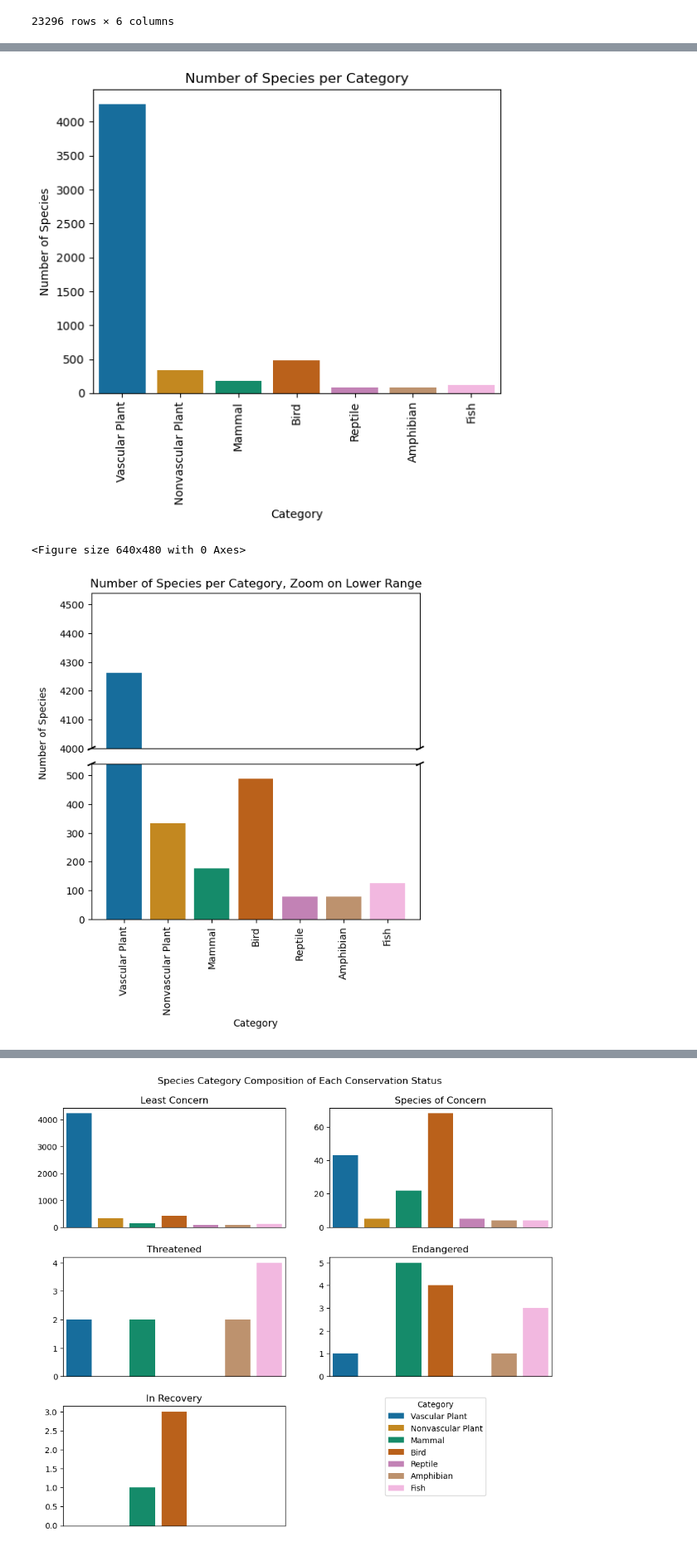
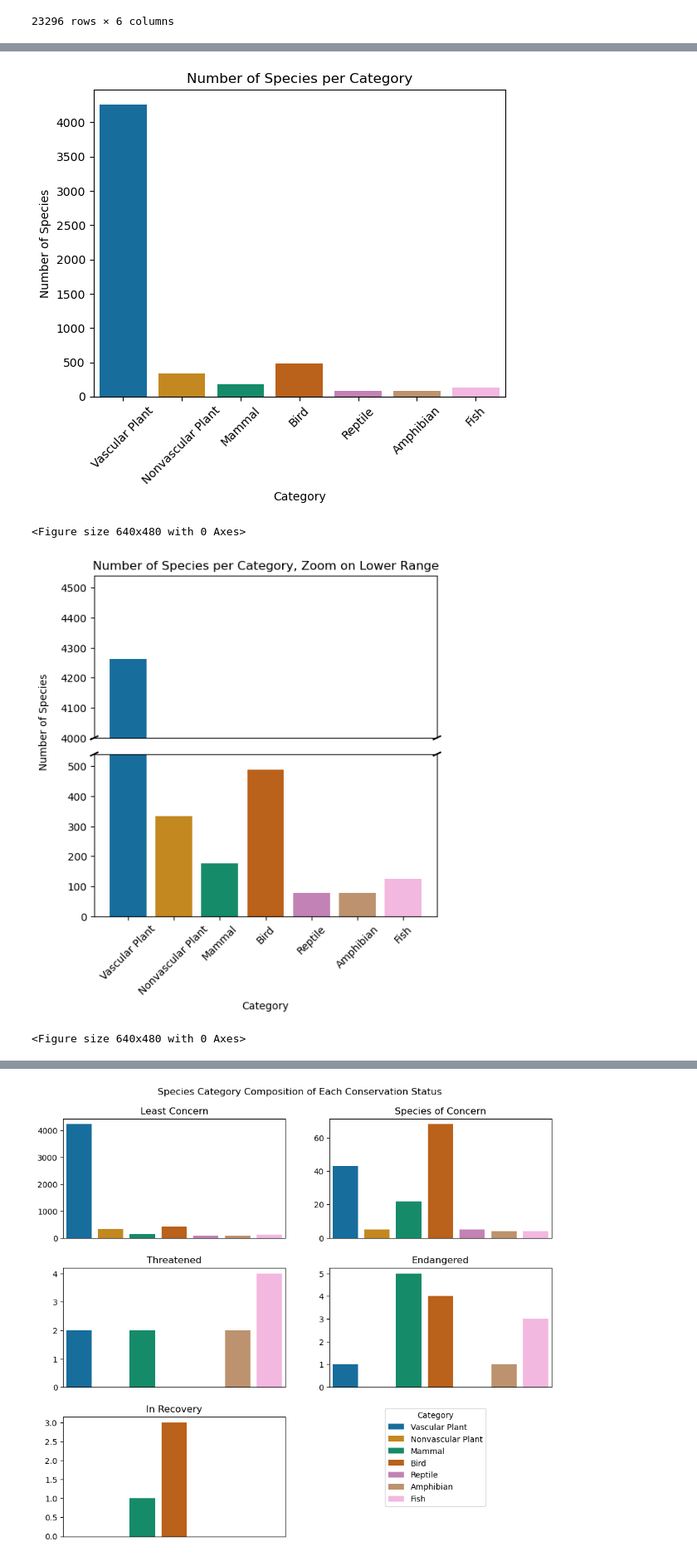
Before and after one commit to vcgregoric/Biodiversity_in_National_Parks, a Jupyter notebook: biodiversity.ipynb, the cells around one changed output, grey strips where cells are left out. Shown at 83% size. Cells and saved outputs as stored; diff of their text form; code cells hidden in the pictures.

Commit message:
Added descriptive analysis section, additional visualizations

```diff
--- a/biodiversity.ipynb
+++ b/biodiversity.ipynb
@@ -191,3 +242,19 @@ df
+# %%
+# Recast category, conservation_status, and park_name as ordered CategoricalDtype so we can use a custom order
+from pandas.api.types import CategoricalDtype
+category_order = CategoricalDtype(['Vascular Plant', 'Nonvascular Plant', 'Mammal', 'Bird', 'Reptile', 'Amphibian', 'Fish'], ordered=True)
+conservation_order = CategoricalDtype(['Least Concern', 'Species of Concern', 'Threatened', 'Endangered', 'In Recovery'], ordered=True)
+# For endangered vs threatened, see https://www.usgs.gov/faqs/what-are-differences-between-endangered-threatened-imperiled-and-risk-species
+park_order = CategoricalDtype(['Great Smoky Mountains National Park','Yosemite National Park', 'Bryce National Park', 'Yellowstone National Park'], ordered=True)
+
+# Recast column dtypes for df
+df.category = df.category.astype(category_order)
+df.conservation_status = df.conservation_status.astype(conservation_order)
+df.park_name = df.park_name.astype(park_order)
+
+# Recast dtypes for unique_species
+unique_species.category = unique_species.category.astype(category_order)
+unique_species.conservation_status = unique_species.conservation_status.astype(conservation_order)
 # %%
 df.describe(include='all')
 # %% [output]
@@ -206,48 +383,50 @@ df.describe(include='all')
 # %%
-category_order = ['Vascular Plant', 'Nonvascular Plant', 'Mammal', 'Bird', 'Reptile', 'Amphibian', 'Fish']
 pal = sns.color_palette('colorblind')
 
 # Plot distribution of species over different categories
-sns.countplot(x='category', data=unique_species, order=category_order, palette=pal)
-plt.title('Number of Species per Category')
-plt.xlabel('Category')
-plt.ylabel('Number of Species')
-plt.xticks(rotation=90, fontsize=10)
+sns.countplot(x='category', data=unique_species, palette=pal)
+plt.title('Number of Species per Category');
+plt.xlabel('Category');
+plt.ylabel('Number of Species');
+plt.xticks(rotation=45, fontsize=10);
 plt.show()
 plt.clf()
 
 # Repeat previous plot, but zoom in on lower region:
 # Following https://gist.github.com/pfandzelter/0ae861f0dee1fb4fd1d11344e3f85c9e
 fig, (ax1, ax2) = plt.subplots(ncols=1, nrows=2, sharex=True, figsize=(6,6))
-ax1 = sns.countplot(x='category', data=unique_species, order = category_order, palette=pal, ax=ax1)
-ax2 = sns.countplot(x='category', data=unique_species, order = category_order, palette=pal, ax=ax2)
+ax1 = sns.countplot(x='category', data=unique_species, palette=pal, ax=ax1)
+ax2 = sns.countplot(x='category', data=unique_species, palette=pal, ax=ax2)
 ax1.set_ylim(4000, 4540)
 ax2.set_ylim(0, 540)
 ax1.get_xaxis().set_visible(False)
 ax1.set_ylabel("")
 ax2.set_ylabel("")
 fig.text(0.00, 0.55, "Number of Species", va="center", rotation="vertical")
 fig.subplots_adjust(hspace=0.1)
 ax1.set_title('Number of Species per Category, Zoom on Lower Range')
 ax2.set_xlabel('Category')
-plt.xticks(rotation=90, fontsize=10)
+plt.xticks(rotation=45, fontsize=10)
 diag = .01  # how big to make the diagonal lines in axes coordinates
 ax1.plot((-diag, +diag), (-diag, +diag), transform=ax1.transAxes, color="k", clip_on=False) # top-left diagonal
 ax1.plot((1 - diag, 1 + diag), (-diag, +diag), transform=ax1.transAxes, color="k", clip_on=False) # top-right diagonal
 ax2.plot((-diag, +diag), (1 - diag, 1 + diag), transform=ax2.transAxes, color="k", clip_on=False)  # bottom-left diagonal
 ax2.plot((1 - diag, 1 + diag), (1 - diag, 1 + diag), transform=ax2.transAxes, color="k", clip_on=False)  # bottom-right diagonal
 plt.show()
 plt.clf()
 
 # Repeat previous plot, but omit 'Vascular Plant' category
-sns.countplot(x='category', data=unique_species[-(unique_species.category == 'Vascular Plant')], order=category_order[1:], palette=pal[1:])
+fig, ax = plt.subplots()
+sns.countplot(x='category', data=unique_species[-(unique_species.category == 'Vascular Plant')], palette=pal)
 plt.title('Number of Species per Category, Omitting "Vascular Plant"')
+ax.set_xlim(0.4,6.6)
 plt.xlabel('Category')
 plt.ylabel('Number of Species')
-plt.xticks(rotation=90, fontsize=10)
+plt.xticks(rotation=45, fontsize=10)
 plt.show()
 plt.clf()
 # %% [output]
-[figure, old version]
+[figure, new version]
 <Figure size 640x480 with 0 Axes>
-[figure, old version]
+[figure, new version]
+<Figure size 640x480 with 0 Axes>
```
Also changed, not shown: parts of 23 cells of this notebook.
